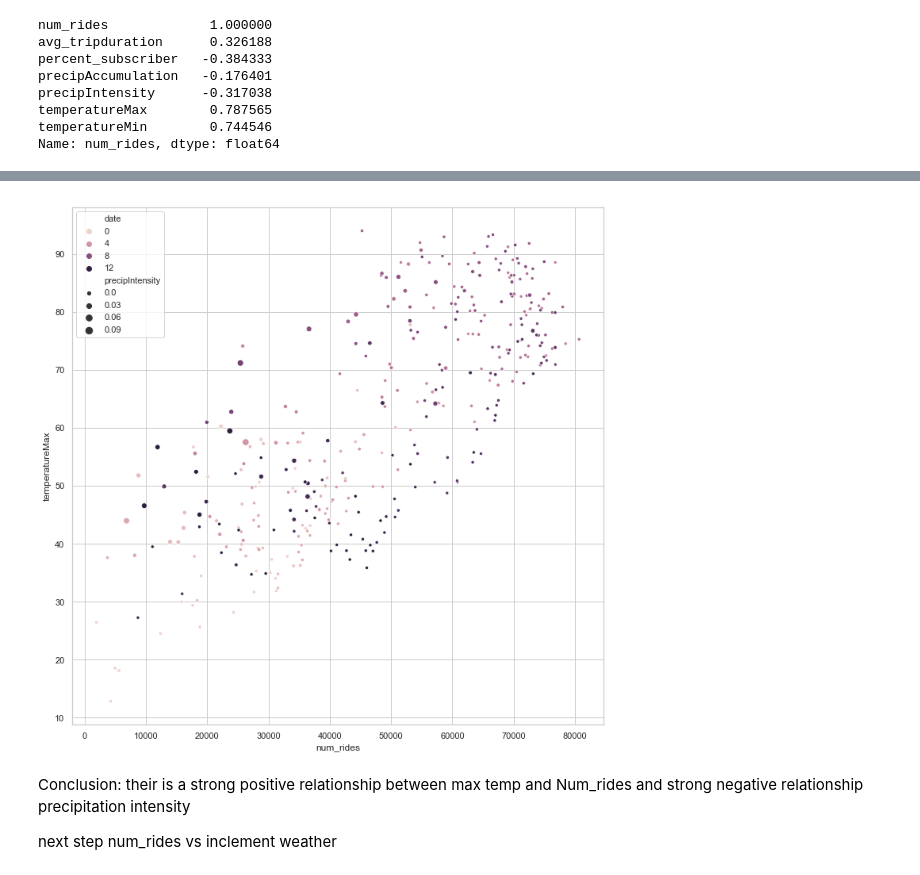
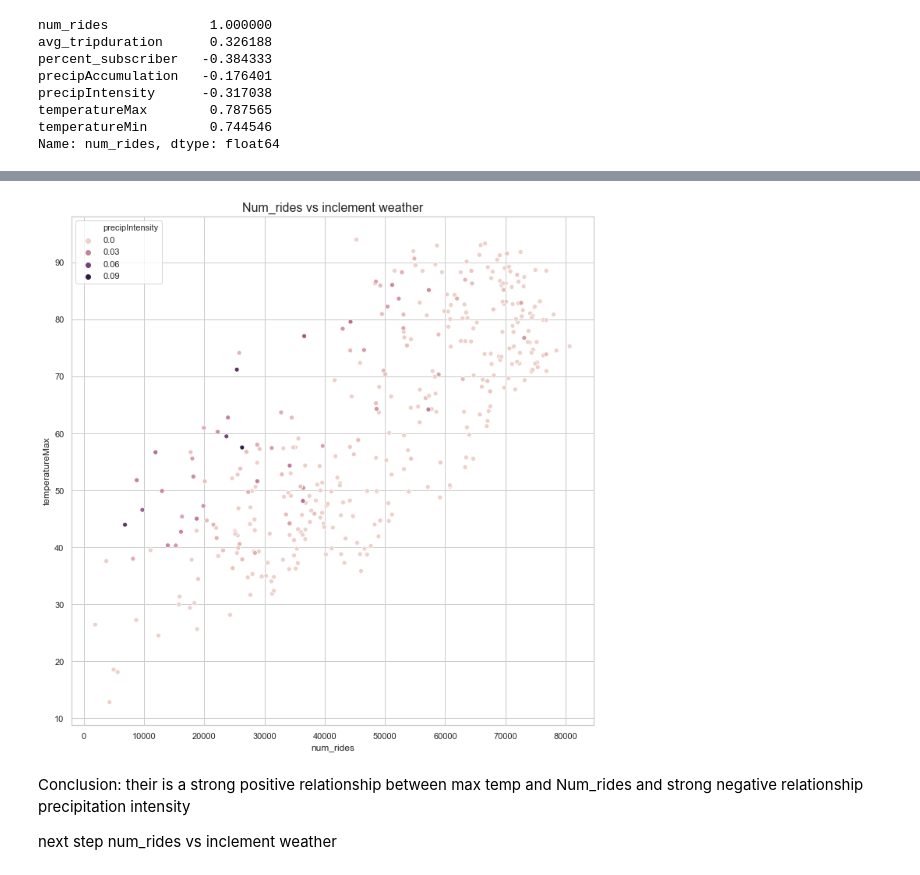
Before and after one commit to jacoblgoodman/DAV-5400, a Jupyter notebook: final/j_goodman_finalproject.ipynb, the cells around one changed output, grey strips where cells are left out. Saved outputs shown, nothing was run; the diff lists cells and outputs as text; code cells hidden in the pictures.

```diff
--- a/final/j_goodman_finalproject.ipynb
+++ b/final/j_goodman_finalproject.ipynb
@@ -152,7 +152,7 @@ process:
 # %%
 cols = ['time','summary','icon','temperatureMax','temperatureMin','precipAccumulation','precipType','precipIntensity']
 
-df_weather = pd.read_csv('data/weather.csv',infer_datetime_format = True ,usecols= cols)
+df_weather = pd.read_csv('weather.csv',infer_datetime_format = True ,usecols= cols)
 
 df_weather.time = pd.to_datetime(df_weather.time, unit ='s',).dt.date
 df_weather.set_index('time', inplace= True)
@@ -404,11 +407,11 @@ we will now scatter plot num_rides with temp max our strongest corralation (temp
 # %%
 plt.figure(figsize=(12,12))
 sns.set_style('whitegrid');
 sns.color_palette('bright');
-sns.scatterplot(x='num_rides', y='temperatureMax', data = df, hue = df.index.month,size='precipIntensity');
-plt.title('Num_rides vs inclement weather',fontsize=16)
+sns.scatterplot(x='num_rides', y='temperatureMax', data = df, hue = 'precipIntensity' ,);
+plt.title('Num_rides vs inclement weather',fontsize=16);
 # %% [output]
-[figure, old version]
+[figure, new version]
 # %% [markdown]
 Conclusion:
 their is a strong positive relationship between max temp and Num_rides and strong negative relationship  precipitation intensity
```
Also changed, not shown: parts of 31 cells of this notebook.
